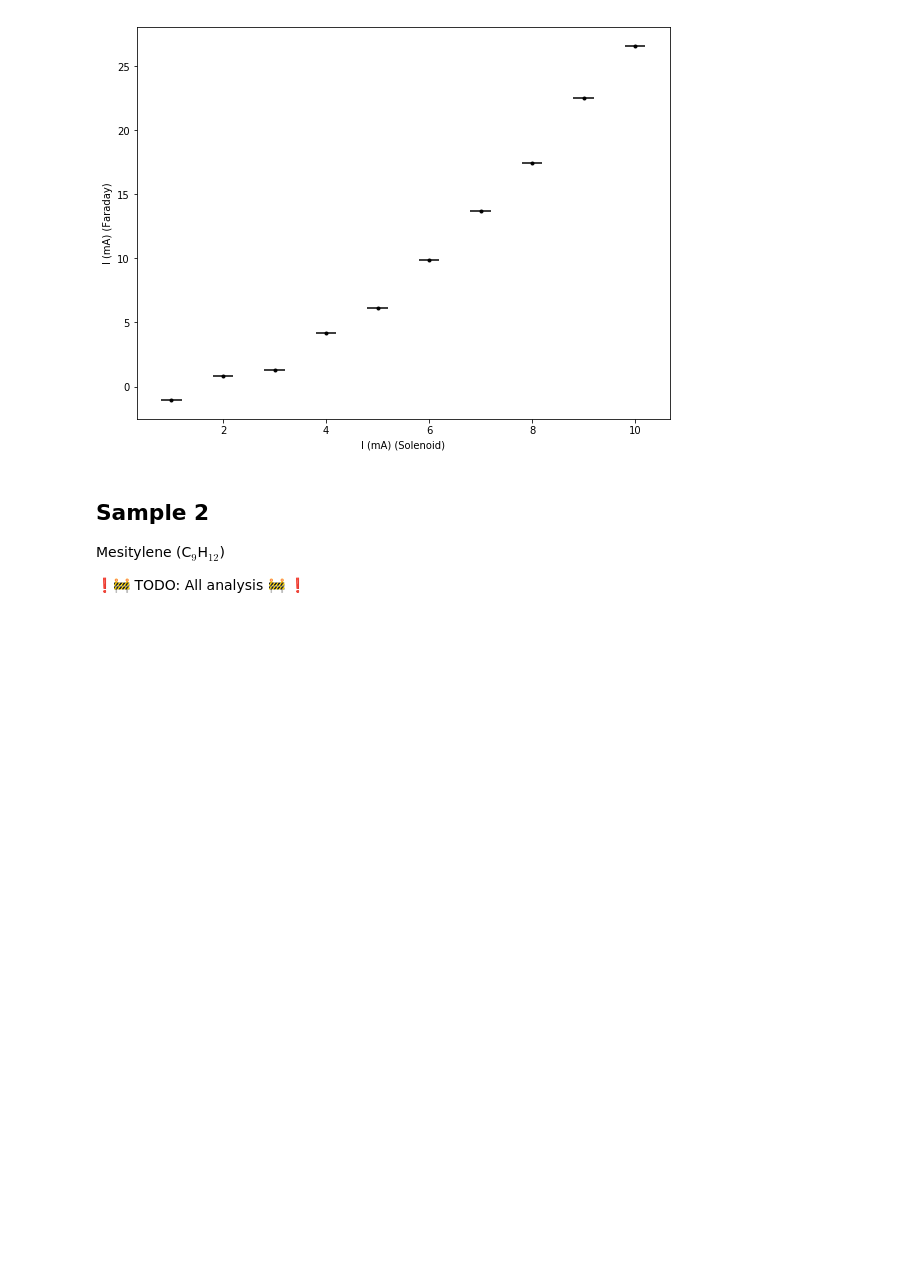
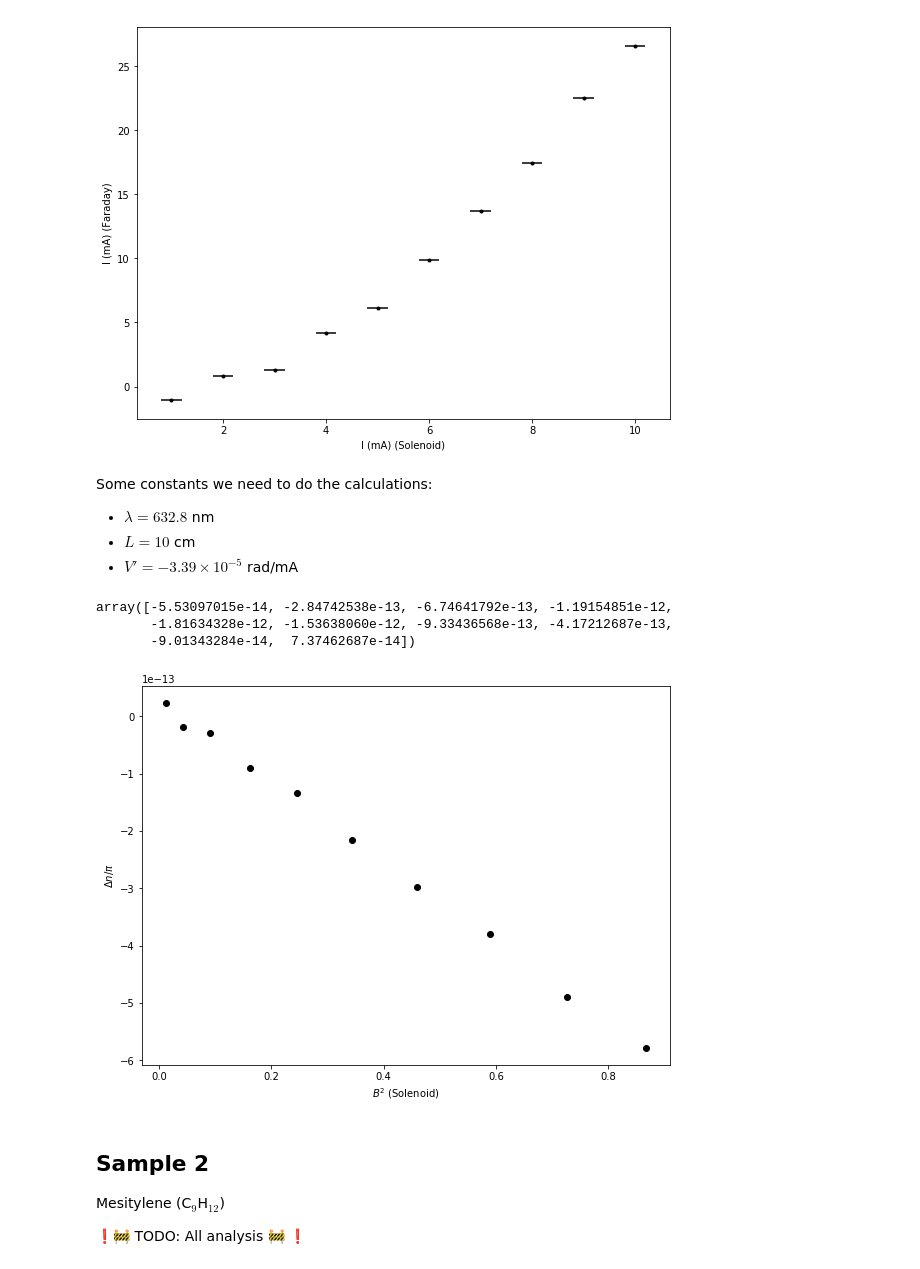
Before and after one commit to iyanmv/APL_ws18-19, a Jupyter notebook: MagnetoOptics/Magneto Optics analysis.ipynb, the cells around one changed output. Drawn from its saved outputs; the diff is of its cells as text; code cells hidden in the pictures; blank space fills up the shorter version.

```diff
--- a/MagnetoOptics/Magneto Optics analysis.ipynb
+++ b/MagnetoOptics/Magneto Optics analysis.ipynb
@@ -230,6 +230,32 @@ ax1.set_xlabel('I (mA) (Solenoid)')
 ax1.set_ylabel('I (mA) (Faraday)');
 # %% [output]
 [figure]
+# %% [markdown]
+Some constants we need to do the calculations:
+
+* $\lambda=632.8$ nm
+* $L=10$ cm
+* $V'=-3.39\times10^{-5}$ rad/mA
+# %%
+laser = 632.8e-9
+L = 0.1
+V = -3.39e-5
+# %%
+delta_n_3 = laser * V/(np.pi * L) * sample3[:,1]/1e3
+B_3 = spline1(sample3[:,0])
+# %%
+delta_n_3
+# %% [output]
+array([-5.53097015e-14, -2.84742538e-13, -6.74641792e-13, -1.19154851e-12,
+       -1.81634328e-12, -1.53638060e-12, -9.33436568e-13, -4.17212687e-13,
+       -9.01343284e-14,  7.37462687e-14])
+# %%
+fig, ax1 = plt.subplots(1, 1, figsize=(8,6), constrained_layout=True)
+ax1.plot(B_3**2/1e6, delta_n_3/np.pi, 'ko')
+ax1.set_xlabel(u'$B^2$ (Solenoid)')
+ax1.set_ylabel(u'$\Delta n/\pi$');
+# %% [output]
+[figure, added]
 # %% [markdown]
 ## Sample 2
 
```
Also changed, not shown: 12 other files.
